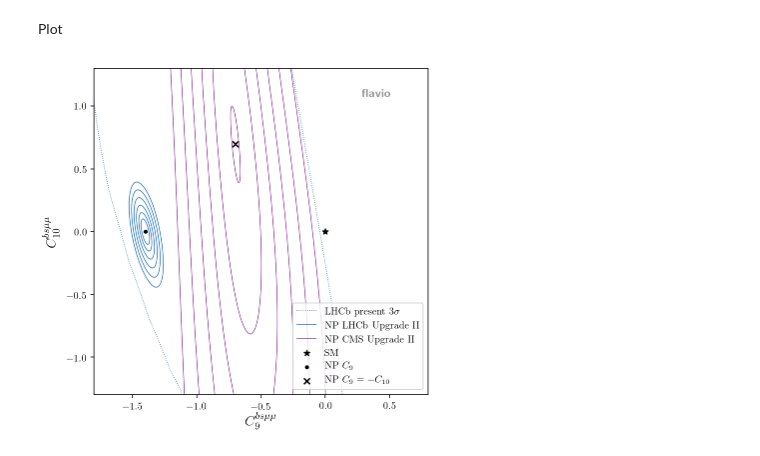
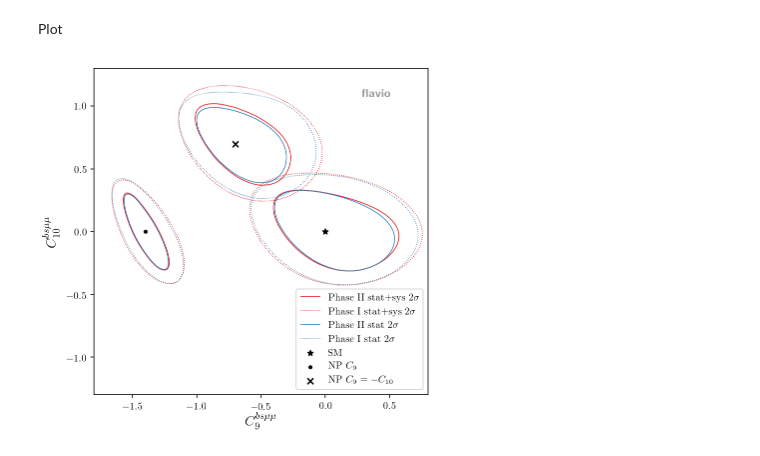
Before and after one commit to DavidMStraub/wc-plots-yr, a Jupyter notebook: C9_C10.ipynb, the cells around one changed output. Saved outputs shown, nothing was run; the diff lists cells and outputs as text; code cells hidden in the pictures.

Commit message:
Add Bs->mumu, combine all exp, distinguish stat/sys

```diff
--- a/C9_C10.ipynb
+++ b/C9_C10.ipynb
@@ -22,26 +22,37 @@ Hack to change number of sigma contours
 # %%
 def makesigma(pdat, levels):
     _pdat = pdat.copy()
-    _pdat['levels'] = [0] + [flavio.statistics.functions.delta_chi2(n, dof=2) for n in levels]
+    _pdat['levels'] = [-1] + [flavio.statistics.functions.delta_chi2(n, dof=2) for n in levels]
     return _pdat
 # %% [markdown]
 Plot
 # %%
 plt.figure(figsize=(6, 6))
-fpl.contour(**makesigma(plotdata['LHCb']['present'], (3,)), label=r'LHCb present $3\sigma$', col=1, filled=False, contour_args=dict(linestyles=':'))
-# fpl.contour(**makesigma(plotdata['CMS']['present'], (1,)), label=r'CMS present $3\sigma$', col=3, filled=False, contour_args=dict(linestyles=':'))
-fpl.contour(**makesigma(plotdata['LHCb']['Phase II'], (1,2,3,4,5)), label='NP LHCb Upgrade II', col=1, filled=False, interpolation_factor=50)
-fpl.contour(**makesigma(plotdata['CMS']['Phase II'], (1,2,3,4,5)), label='NP CMS Upgrade II', col=3, filled=False, interpolation_factor=50)
-# fpl.contour(**makesigma(pdat['YR projection NP Belle-II'], (1,2,3,4,5)), label='NP Belle-II', col=2, filled=False, interpolation_factor=10)
+opt = dict(filled=False, interpolation_factor=50)
+opt_d = dict(filled=False, interpolation_factor=50, contour_args=dict(linestyles=':'))
+for sc in ['SM', 'Scenario I', 'Scenario II']:
+    fpl.contour(**makesigma(plotdata['Phase II stat+sys ' + sc], (2,)),
+                label=r'Phase II stat+sys $2\sigma$' if sc == 'SM' else None,
+                col=0, **opt)
+    fpl.contour(**makesigma(plotdata['Phase I stat+sys ' + sc], (2,)),
+                label=r'Phase I stat+sys $2\sigma$' if sc == 'SM' else None,
+                col=0, **opt_d)
+    fpl.contour(**makesigma(plotdata['Phase II stat ' + sc], (2,)),
+                label=r'Phase II stat $2\sigma$' if sc == 'SM' else None,
+                col=1, **opt)
+    fpl.contour(**makesigma(plotdata['Phase I stat ' + sc], (2,)),
+                label=r'Phase I stat $2\sigma$' if sc == 'SM' else None,
+                col=1, **opt_d)
+
 plt.xlabel(r'$C_9^{bs\mu\mu}$')
 plt.ylabel(r'$C_{10}^{bs\mu\mu}$')
 plt.scatter([0], [0], marker='*', label='SM', c='k')
 plt.scatter([-1.4], [0], marker='.', label='NP $C_9$', c='k')
 plt.scatter([-0.7], [0.7], marker='x', label=r'NP $C_9=-C_{10}$', c='k')
 plt.xlim([-1.8, 0.8])
 plt.ylim([-1.3, 1.3])
 plt.legend(loc='lower right');
 fpl.flavio_branding(version=False)
-# plt.savefig('YR_C9_C10.pdf', bbox_inches='tight')
+plt.savefig('YR_C9_C10.pdf', bbox_inches='tight')
 # %% [output]
-[figure, old version]
+[figure, new version]
```
Also changed, not shown: 1 other file.
